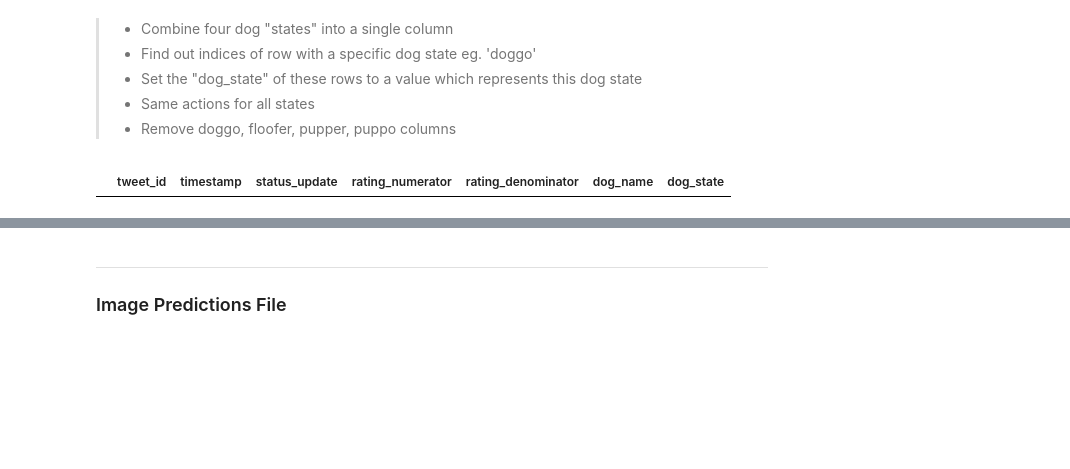
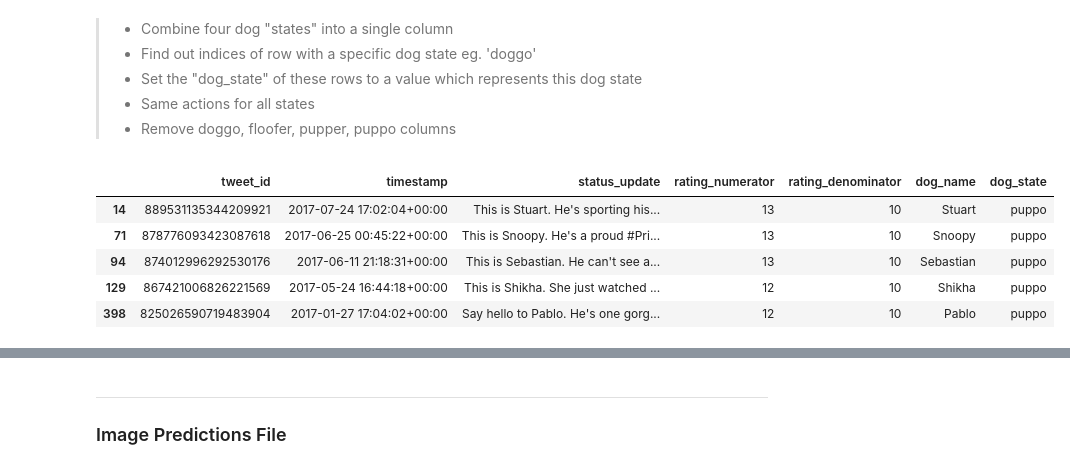
Before and after one commit to yufrances90/Wrangle-and-Analyze-Data, a Jupyter notebook: wrangle_act.ipynb, the cells around one changed output, grey strips where cells are left out. Drawn from its saved outputs; the diff is of its cells as text; code cells hidden in the pictures; blank space fills up the shorter version.

```diff
--- a/wrangle_act.ipynb
+++ b/wrangle_act.ipynb
@@ -607,9 +607,14 @@ columns_to_remove = ['doggo', 'floofer', 'pupper', 'puppo']
 
 df_wrd_twitter.drop(columns_to_remove, axis=1, inplace=True)
 # %%
-df_wrd_twitter.query("dog_state == '4'").head()
+df_wrd_twitter.query("dog_state == 'puppo'").head()
 # %% [output]
 |  | tweet_id | timestamp | status_update | rating_numerator | rating_denominator | dog_name | dog_state |
+| 14 | 889531135344209921 | 2017-07-24 17:02:04+00:00 | This is Stuart. He's sporting his... | 13 | 10 | Stuart | puppo |
+| 71 | 878776093423087618 | 2017-06-25 00:45:22+00:00 | This is Snoopy. He's a proud #Pri... | 13 | 10 | Snoopy | puppo |
+| 94 | 874012996292530176 | 2017-06-11 21:18:31+00:00 | This is Sebastian. He can't see a... | 13 | 10 | Sebastian | puppo |
+| 129 | 867421006826221569 | 2017-05-24 16:44:18+00:00 | This is Shikha. She just watched ... | 12 | 10 | Shikha | puppo |
+| 398 | 825026590719483904 | 2017-01-27 17:04:02+00:00 | Say hello to Pablo. He's one gorg... | 12 | 10 | Pablo | puppo |
 # %%
 df_wrd_twitter.info()
 # %% [output]
```
